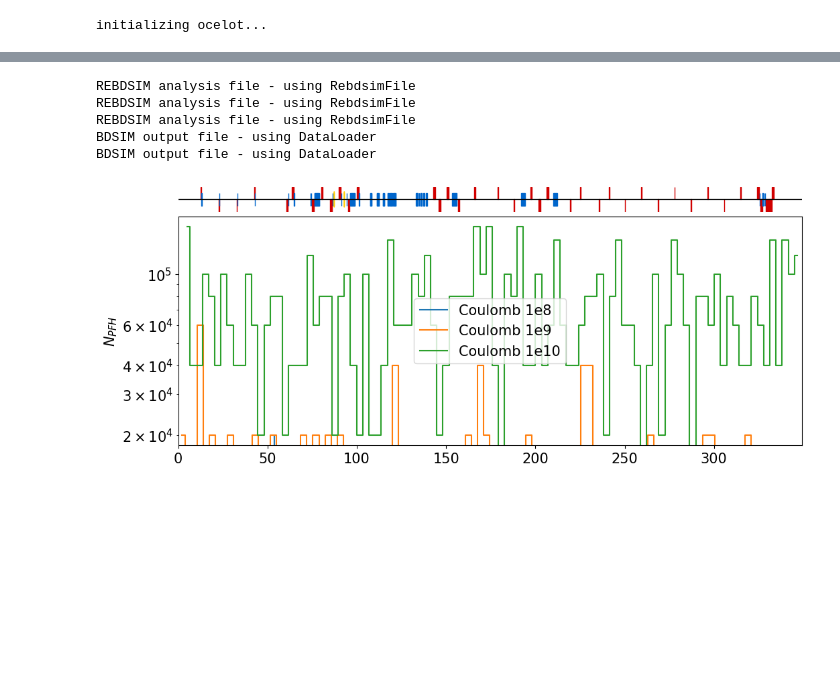
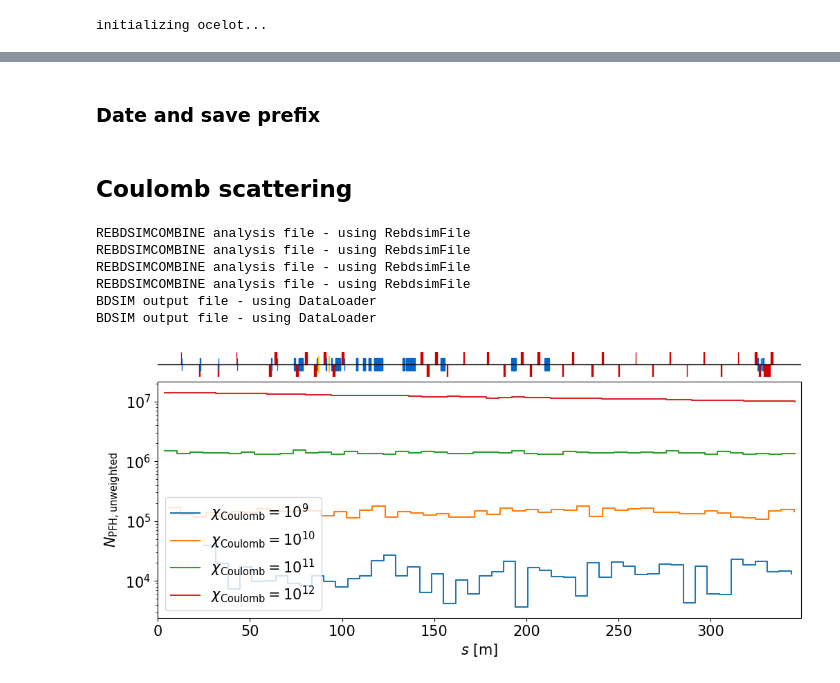
Before and after one commit to MarinDeniaud/luxe-backgrounds, a Jupyter notebook: 06_analysis/jupyter_notebooks/Adjust_biasing_factors_per_process.ipynb, the cells around one changed output, grey strips where cells are left out. Saved outputs shown, nothing was run; the diff lists cells and outputs as text; code cells hidden in the pictures; blank space fills up the shorter version.

Commit message:
Update all jupyter notebooks

```diff
--- a/06_analysis/jupyter_notebooks/Adjust_biasing_factors_per_process.ipynb
+++ b/06_analysis/jupyter_notebooks/Adjust_biasing_factors_per_process.ipynb
@@ -37,11 +13,34 @@ hist_coulomb_1e10 = "manchester_farm/background/results/histfiles/14571349_0_100
+# %% [markdown]
+### Date and save prefix
+# %%
+date = "2026_06_02"
+save_name_prefix = "jupyter_notebooks/plots/EUXFEL/Background/" + date + "_EuXFEL_plot"
+# %% [markdown]
+## Coulomb scattering
+# %%
+coulomb_1e8 = "manchester_farm/background/results/mergedfiles/1000000_part_XTD8_Coulomb_1e8_merged.root"
+coulomb_5e8 = "manchester_farm/background/results/mergedfiles/1000000_part_XTD8_Coulomb_5e8_merged.root"
+coulomb_1e9 = "manchester_farm/background/results/mergedfiles/1000000_part_XTD8_Coulomb_1e9_merged.root"
+coulomb_5e9 = "manchester_farm/background/results/mergedfiles/1000000_part_XTD8_Coulomb_5e9_merged.root"
+coulomb_1e10 = "manchester_farm/background/results/mergedfiles/1000000_part_XTD8_Coulomb_1e10_merged.root"
+coulomb_5e10 = "manchester_farm/background/results/mergedfiles/1000000_part_XTD8_Coulomb_5e10_merged.root"
+coulomb_1e11 = "manchester_farm/background/results/mergedfiles/1000000_part_XTD8_Coulomb_1e11_merged.root"
+coulomb_5e11 = "manchester_farm/background/results/mergedfiles/1000000_part_XTD8_Coulomb_5e11_merged.root"
+coulomb_1e12 = "manchester_farm/background/results/mergedfiles/1000000_part_XTD8_Coulomb_1e12_merged.root"
 # %%
-beamGas.plotSameHistMultipleFiles([hist_coulomb_1e8, hist_coulomb_1e9, hist_coulomb_1e10], "PFH_S_fCoulombScattering",
-                                  legend = ["Coulomb 1e8", "Coulomb 1e9", "Coulomb 1e10"], ylabel=r"$N_{PFH}$",
+beamGas.plotSameHistMultipleFiles([coulomb_1e9, coulomb_1e10, coulomb_1e11, coulomb_1e12], "PFH_S_fCoulombScattering",
+                                  legend = [r"$\chi_{\rm Coulomb} = 10^{9}$", r"$\chi_{\rm Coulomb} = 10^{10}$",
+                                            r"$\chi_{\rm Coulomb} = 10^{11}$", r"$\chi_{\rm Coulomb} = 10^{12}$"],
+                                  ylabel=r"$N_{\rm PFH, unweighted}$", xlabel=r"$s$ [m]",
                                   gmadfile = 'gmad_files/XTD8_matched_biasing.gmad', logY=True, figsize=[12, 5])
+os.chdir('/Users/marindeniaud/PhD/PhD-git/luxe-backgrounds/06_analysis/')
+_plt.savefig("{}_PFH_coulomb_unweighted.pdf".format(save_name_prefix), dpi=300, bbox_inches='tight')
+os.chdir('/Users/marindeniaud/PhD/PhD-git/luxe-elbex')
 # %% [output]
-REBDSIM analysis file - using RebdsimFile
-REBDSIM analysis file - using RebdsimFile
-REBDSIM analysis file - using RebdsimFile
+REBDSIMCOMBINE analysis file - using RebdsimFile
+REBDSIMCOMBINE analysis file - using RebdsimFile
+REBDSIMCOMBINE analysis file - using RebdsimFile
+REBDSIMCOMBINE analysis file - using RebdsimFile
 BDSIM output file - using DataLoader
 BDSIM output file - using DataLoader
-[figure, old version]
+[figure, new version]
```
Also changed, not shown: parts of 13 cells of this notebook, 4 other files.
